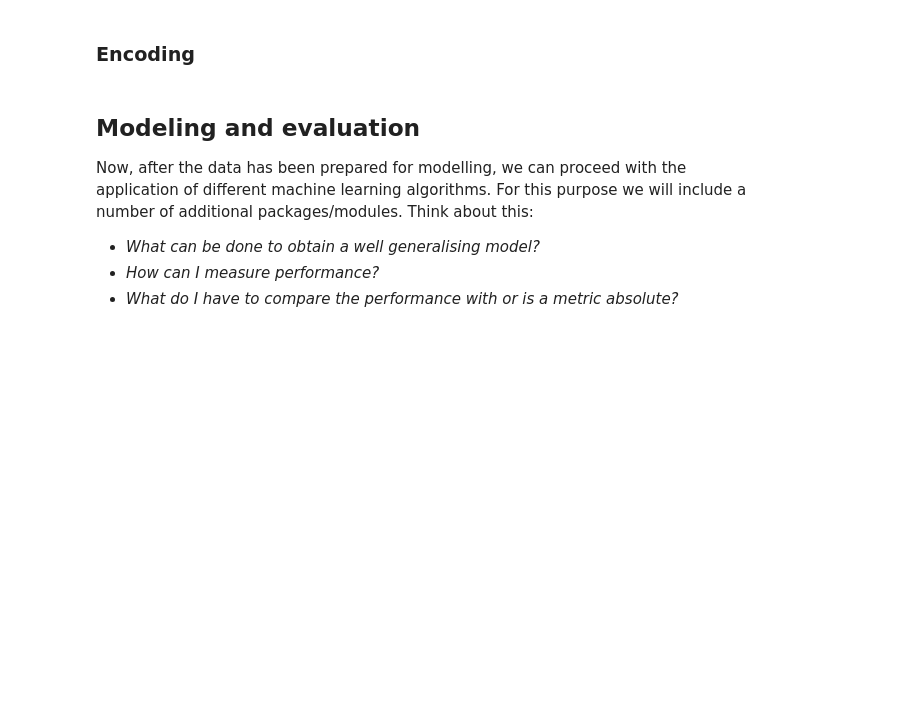
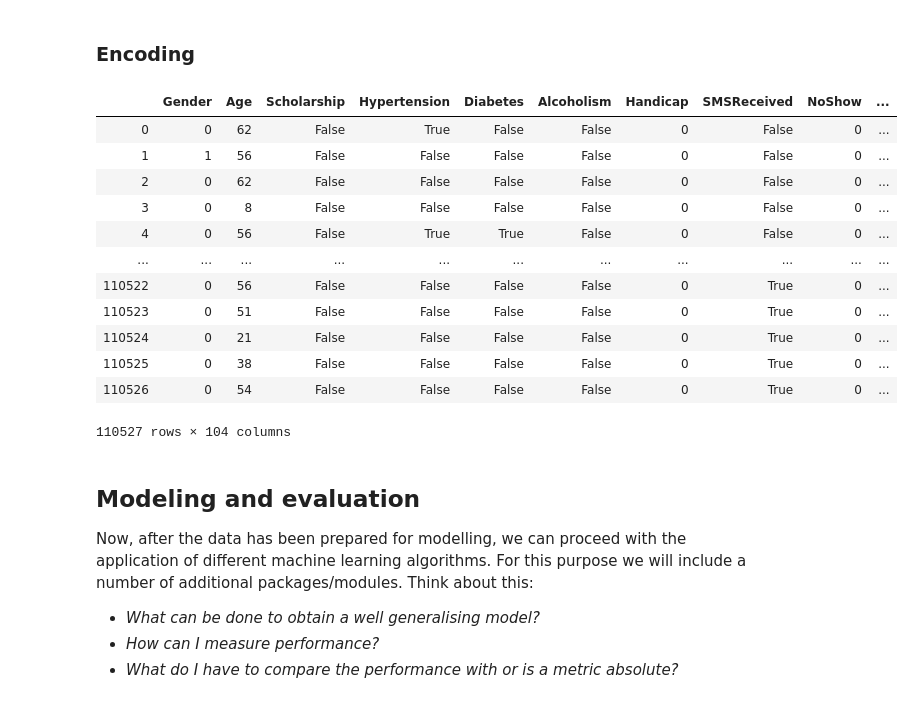
Before and after one commit to dgluesen/ss20-applied-programming, a Jupyter notebook: 20200507 - 06 - Einführung in Machine Learning mit Python in scikit-learn.ipynb, the cells around one changed output. Cells and saved outputs as stored; diff of their text form; code cells hidden in the pictures; blank space fills up the shorter version.

```diff
--- a/20200507 - 06 - Einführung in Machine Learning mit Python in scikit-learn.ipynb
+++ b/20200507 - 06 - Einführung in Machine Learning mit Python in scikit-learn.ipynb
@@ -148,10 +257,9 @@ df = df.drop(['PatientId', 'AppointmentID'], axis = 1).rename(columns = {'Hipert
 # %%
 # Convert binary attributes to object type columns
-df['Scholarship'] = df['Scholarship'].astype('object')
-df['Hypertension'] = df['Hypertension'].astype('object')
-df['Diabetes'] = df['Diabetes'].astype('object')
-df['Alcoholism'] = df['Alcoholism'].astype('object')
-df['Handicap'] = df['Handicap'].astype('object')
-df['SMSReceived'] = df['SMSReceived'].astype('object')
+df['Scholarship'] = df['Scholarship'].astype('bool')
+df['Hypertension'] = df['Hypertension'].astype('bool')
+df['Diabetes'] = df['Diabetes'].astype('bool')
+df['Alcoholism'] = df['Alcoholism'].astype('bool')
+df['SMSReceived'] = df['SMSReceived'].astype('bool')
 # %%
 df.dtypes
@@ -190,6 +322,22 @@ from sklearn.preprocessing import LabelEncoder
 for c in ['Gender', 'NoShow']:
     l = LabelEncoder()
     df[c] = l.fit_transform(df[c])
+# %%
+df
+# %% [output]
+|  | Gender | Age | Scholarship | Hypertension | Diabetes | Alcoholism | Handicap | SMSReceived | NoShow | ... |
+| 0 | 0 | 62 | False | True | False | False | 0 | False | 0 | ... |
+| 1 | 1 | 56 | False | False | False | False | 0 | False | 0 | ... |
+| 2 | 0 | 62 | False | False | False | False | 0 | False | 0 | ... |
+| 3 | 0 | 8 | False | False | False | False | 0 | False | 0 | ... |
+| 4 | 0 | 56 | False | True | True | False | 0 | False | 0 | ... |
+| ... | ... | ... | ... | ... | ... | ... | ... | ... | ... | ... |
+| 110522 | 0 | 56 | False | False | False | False | 0 | True | 0 | ... |
+| 110523 | 0 | 51 | False | False | False | False | 0 | True | 0 | ... |
+| 110524 | 0 | 21 | False | False | False | False | 0 | True | 0 | ... |
+| 110525 | 0 | 38 | False | False | False | False | 0 | True | 0 | ... |
+| 110526 | 0 | 54 | False | False | False | False | 0 | True | 0 | ... |
+110527 rows × 104 columns
 # %% [markdown]
 ## Modeling and evaluation<a class="anchor" id="modeling"></a>
 Now, after the data has been prepared for modelling, we can proceed with the application of different machine learning algorithms. For this purpose we will include a number of additional packages/modules. Think about this:
```
Also changed, not shown: parts of 24 cells of this notebook.
